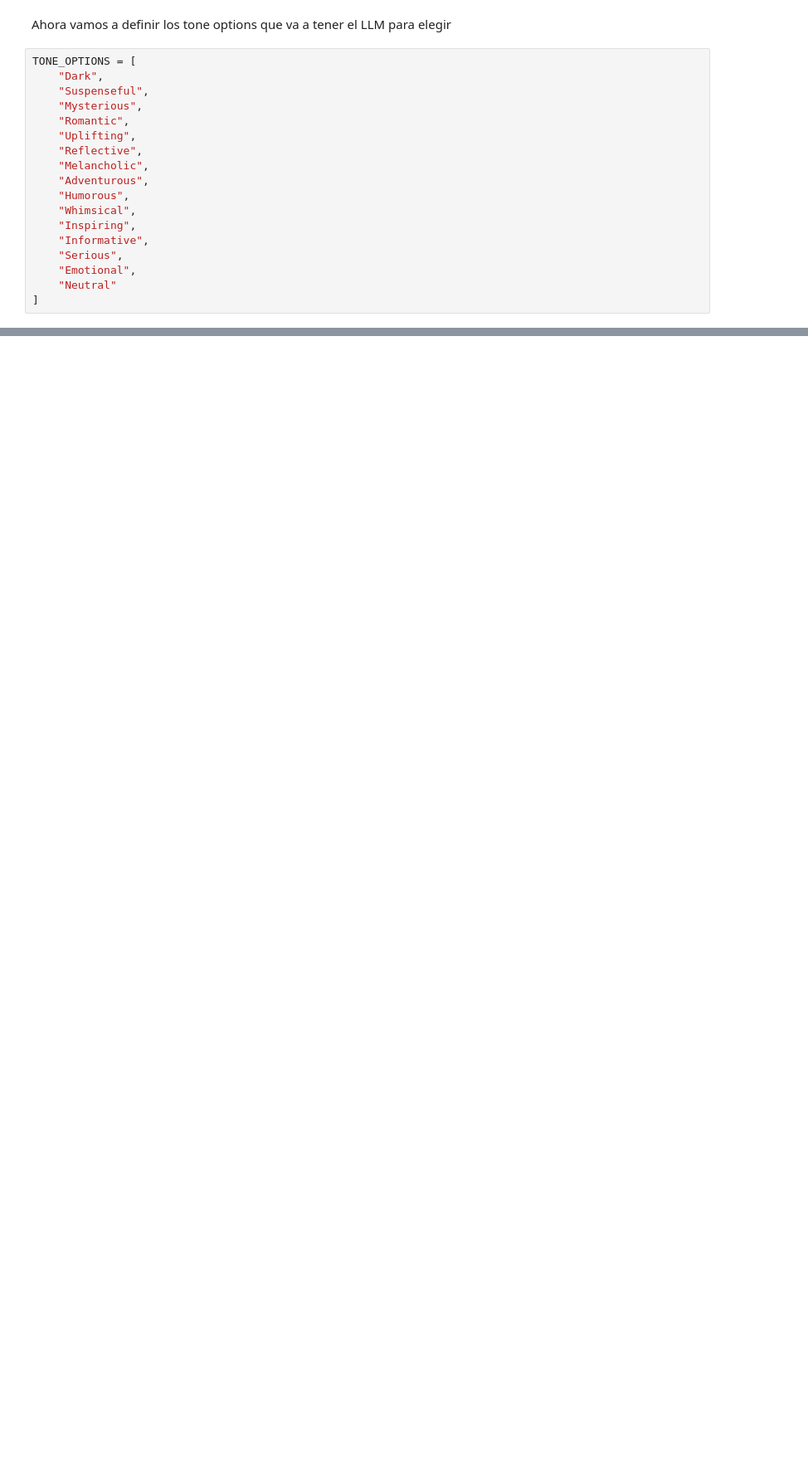
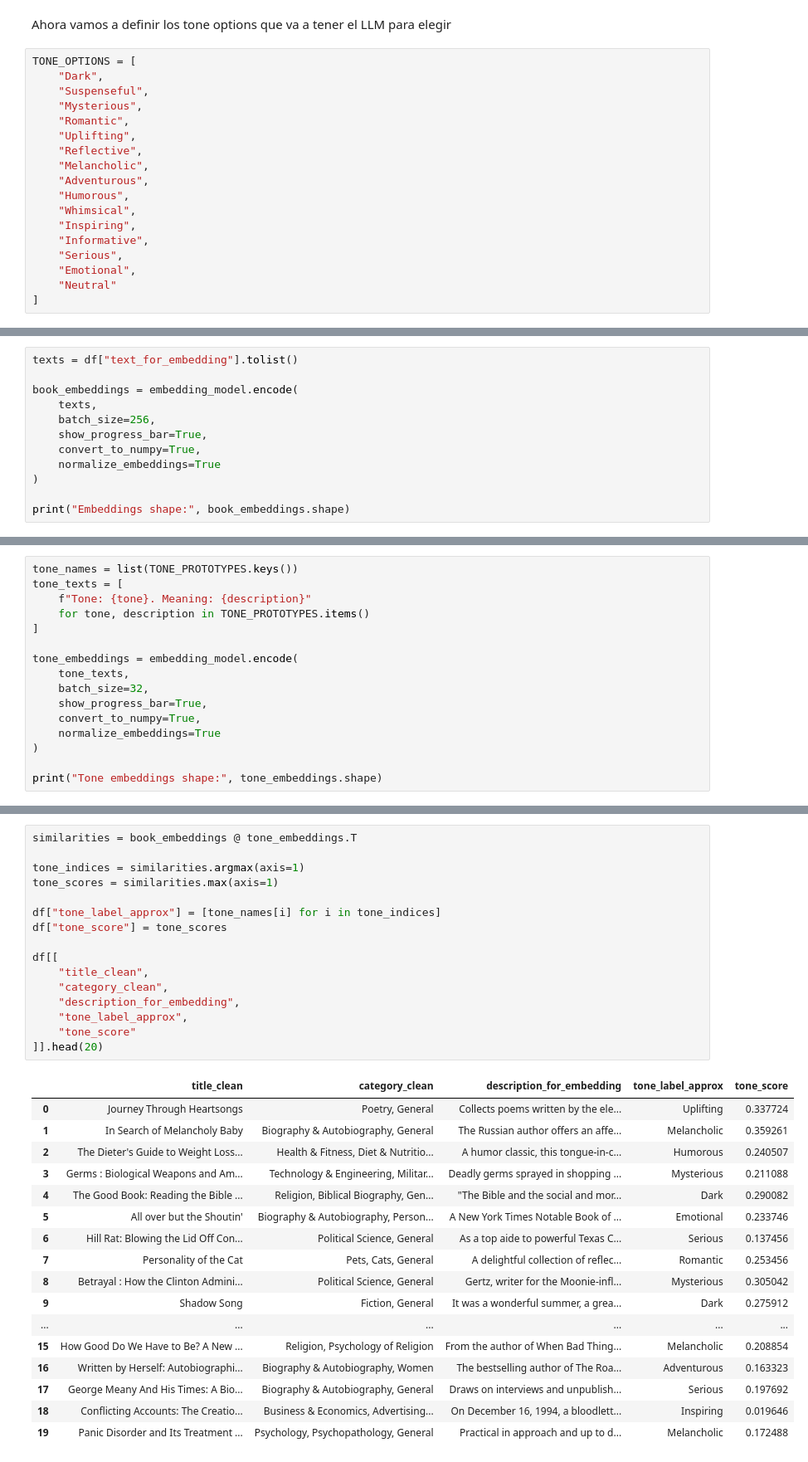
Before and after one commit to HiramZ04/Cal-State-UMAP_Clustering, a Jupyter notebook: Final_Notebook.ipynb, the cells around one changed output, grey strips where cells are left out. Shown at 83% size. Drawn from its saved outputs; the diff is of its cells as text; blank space fills up the shorter version.

```diff
--- a/Final_Notebook.ipynb
+++ b/Final_Notebook.ipynb
@@ -429,0 +602,12 @@ TONE_OPTIONS = [
+# %%
+texts = df["text_for_embedding"].tolist()
+
+book_embeddings = embedding_model.encode(
+    texts,
+    batch_size=256,
+    show_progress_bar=True,
+    convert_to_numpy=True,
+    normalize_embeddings=True
+)
+
+print("Embeddings shape:", book_embeddings.shape)
@@ -429,0 +629,16 @@ TONE_OPTIONS = [
+# %%
+tone_names = list(TONE_PROTOTYPES.keys())
+tone_texts = [
+    f"Tone: {tone}. Meaning: {description}"
+    for tone, description in TONE_PROTOTYPES.items()
+]
+
+tone_embeddings = embedding_model.encode(
+    tone_texts,
+    batch_size=32,
+    show_progress_bar=True,
+    convert_to_numpy=True,
+    normalize_embeddings=True
+)
+
+print("Tone embeddings shape:", tone_embeddings.shape)
@@ -429,0 +647,34 @@ TONE_OPTIONS = [
+# %%
+similarities = book_embeddings @ tone_embeddings.T
+
+tone_indices = similarities.argmax(axis=1)
+tone_scores = similarities.max(axis=1)
+
+df["tone_label_approx"] = [tone_names[i] for i in tone_indices]
+df["tone_score"] = tone_scores
+
+df[[
+    "title_clean",
+    "category_clean",
+    "description_for_embedding",
+    "tone_label_approx",
+    "tone_score"
+]].head(20)
+# %% [output]
+|  | title_clean | category_clean | description_for_embedding | tone_label_approx | tone_score |
+| 0 | Journey Through Heartsongs | Poetry, General | Collects poems written by the ele... | Uplifting | 0.337724 |
+| 1 | In Search of Melancholy Baby | Biography & Autobiography, General | The Russian author offers an affe... | Melancholic | 0.359261 |
+| 2 | The Dieter's Guide to Weight Loss... | Health & Fitness, Diet & Nutritio... | A humor classic, this tongue-in-c... | Humorous | 0.240507 |
+| 3 | Germs : Biological Weapons and Am... | Technology & Engineering, Militar... | Deadly germs sprayed in shopping ... | Mysterious | 0.211088 |
+| 4 | The Good Book: Reading the Bible ... | Religion, Biblical Biography, Gen... | "The Bible and the social and mor... | Dark | 0.290082 |
+| 5 | All over but the Shoutin' | Biography & Autobiography, Person... | A New York Times Notable Book of ... | Emotional | 0.233746 |
+| 6 | Hill Rat: Blowing the Lid Off Con... | Political Science, General | As a top aide to powerful Texas C... | Serious | 0.137456 |
+| 7 | Personality of the Cat | Pets, Cats, General | A delightful collection of reflec... | Romantic | 0.253456 |
+| 8 | Betrayal : How the Clinton Admini... | Political Science, General | Gertz, writer for the Moonie-infl... | Mysterious | 0.305042 |
+| 9 | Shadow Song | Fiction, General | It was a wonderful summer, a grea... | Dark | 0.275912 |
+| ... | ... | ... | ... | ... | ... |
+| 15 | How Good Do We Have to Be? A New ... | Religion, Psychology of Religion | From the author of When Bad Thing... | Melancholic | 0.208854 |
+| 16 | Written by Herself: Autobiographi... | Biography & Autobiography, Women | The bestselling author of The Roa... | Adventurous | 0.163323 |
+| 17 | George Meany And His Times: A Bio... | Biography & Autobiography, General | Draws on interviews and unpublish... | Serious | 0.197692 |
+| 18 | Conflicting Accounts: The Creatio... | Business & Economics, Advertising... | On December 16, 1994, a bloodlett... | Inspiring | 0.019646 |
+| 19 | Panic Disorder and Its Treatment ... | Psychology, Psychopathology, General | Practical in approach and up to d... | Melancholic | 0.172488 |
```
Also changed, not shown: parts of 58 cells of this notebook, 4 other files.
